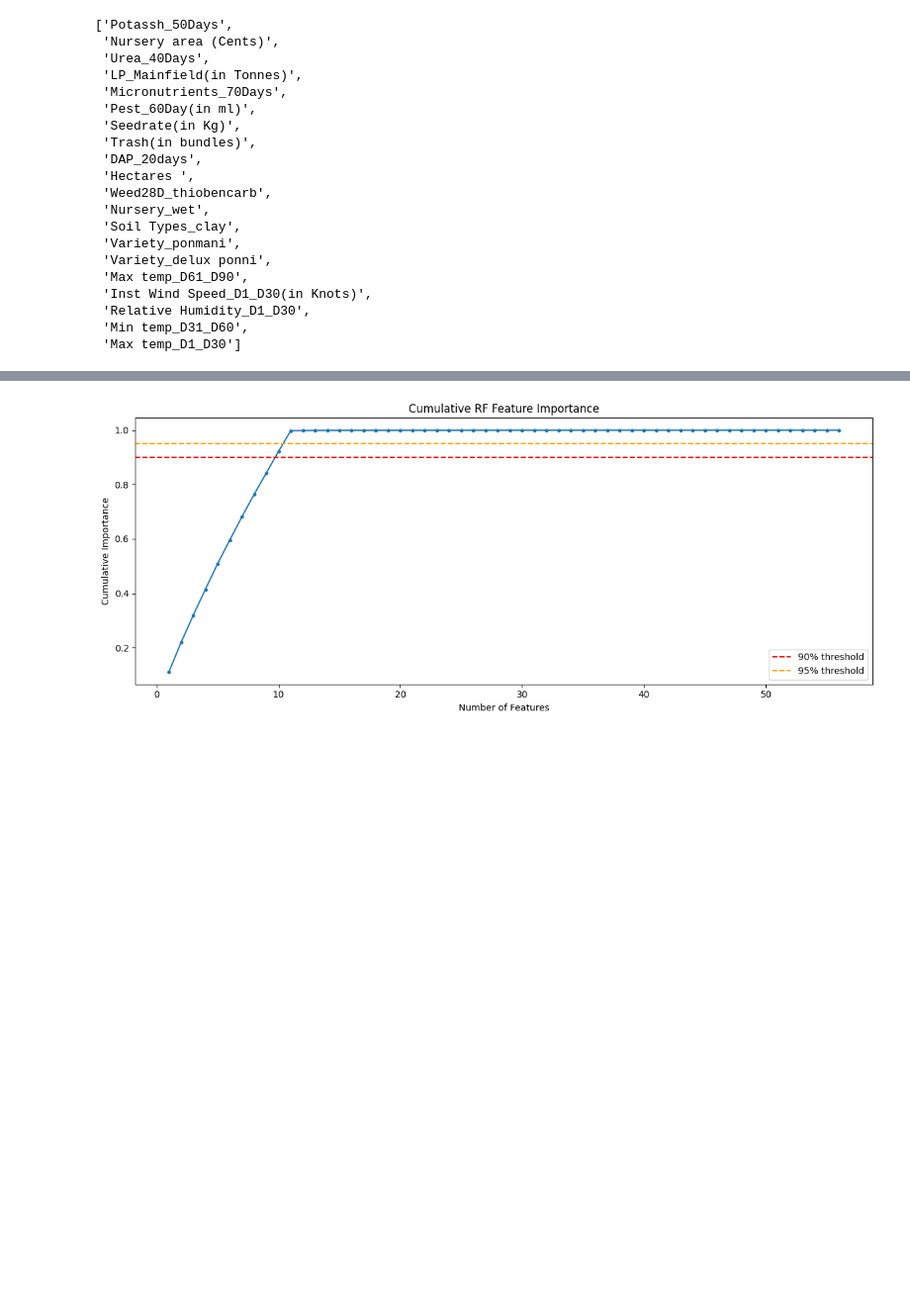
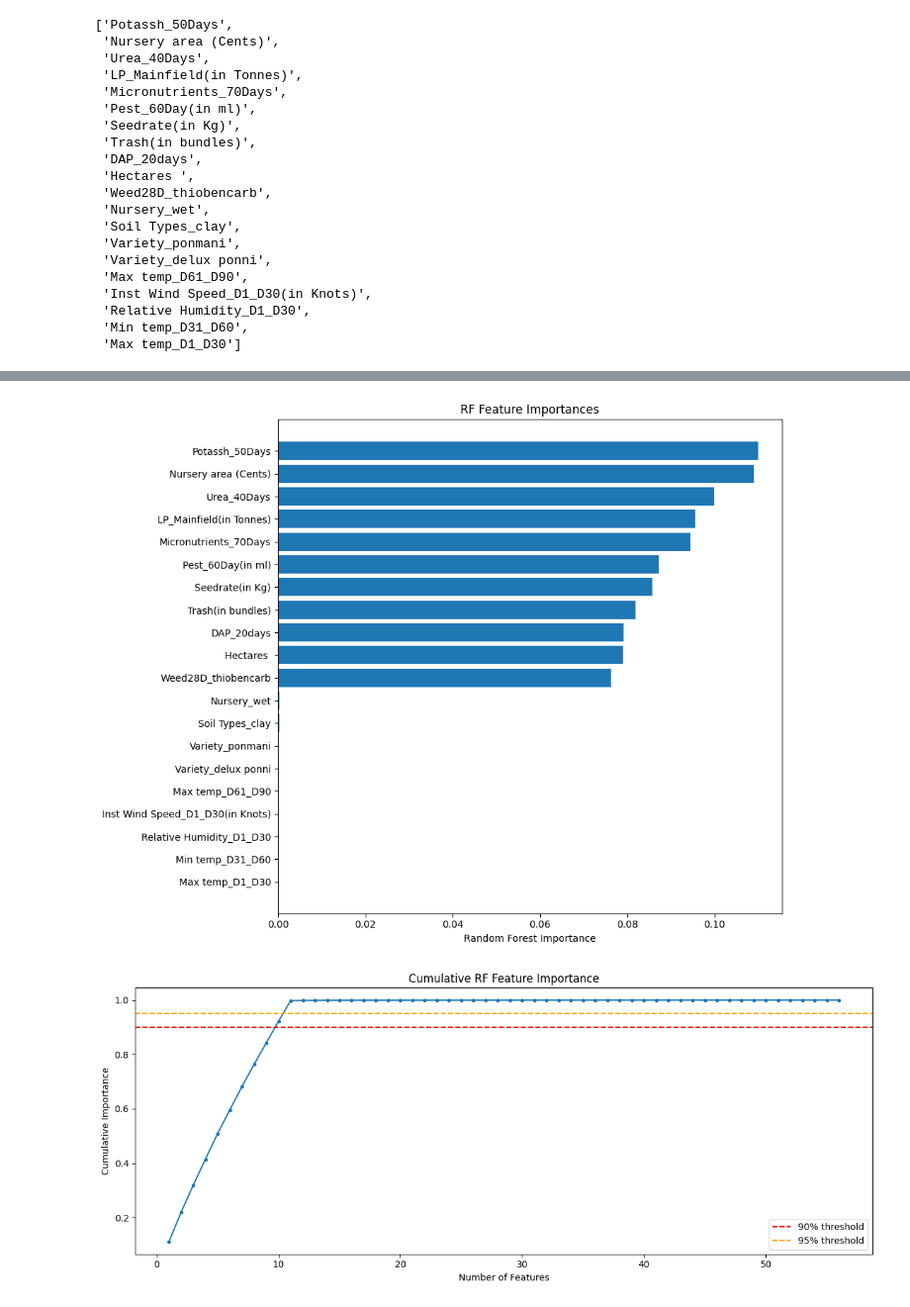
Before and after one commit to HelloPenguin1/Paddy_Yield_Prediction, a Jupyter notebook: notebooks/03_feature_selection.ipynb, the cells around one changed output, grey strips where cells are left out. Shown at 99% size. Drawn from its saved outputs; the diff is of its cells as text; code cells hidden in the pictures; blank space fills up the shorter version.

```diff
--- a/notebooks/03_feature_selection.ipynb
+++ b/notebooks/03_feature_selection.ipynb
@@ -215,3 +229,22 @@ rf_features
+# %%
+# Plot RF feature importances using an explicit loop over rf_features + rf_importances
+plt.figure(figsize=(10, 8))
+ax = plt.gca()
+
+for idx, feat in enumerate(rf_features):
+	imp = rf_importances.loc[feat]
+	ax.barh(idx, imp, color="C0")
+
+# set labels / ticks
+ax.set_yticks(range(len(rf_features)))
+ax.set_yticklabels(rf_features)
+ax.invert_yaxis()  # highest importance at top
+ax.set_xlabel("Random Forest Importance")
+ax.set_title("RF Feature Importances")
+plt.tight_layout()
+plt.show()
+# %% [output]
+[figure, added]
 # %%
 # Checking how many features are enough by sorting importance in descending order and looking at cumulative importance
 
```
Also changed, not shown: parts of 1 cell of this notebook, 1 other file.
